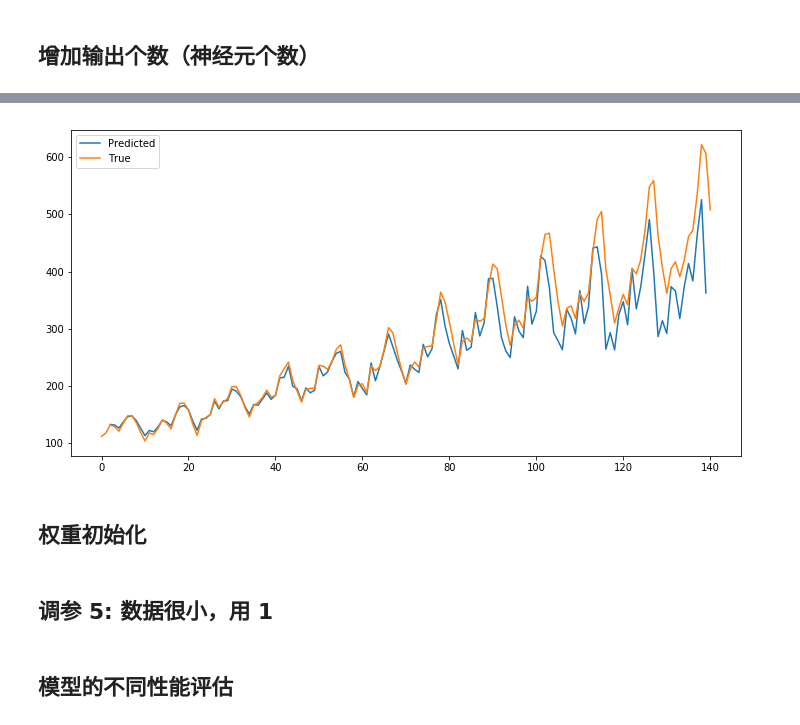
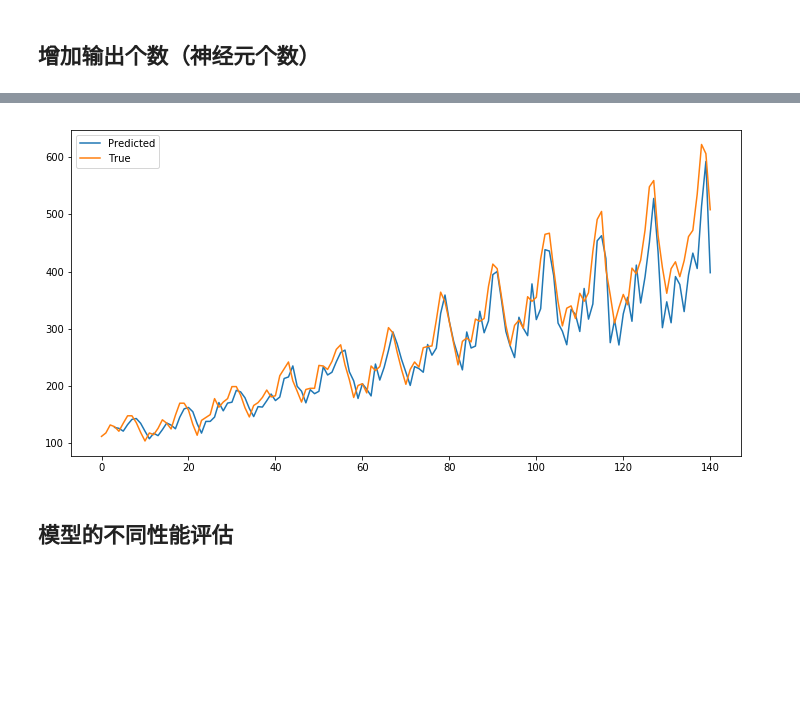
Before and after one commit to 1148030615/Tencent_Education_Deep_Learning_Course, a Jupyter notebook: Airline_passengers_prediction_Time_Series_RNN.ipynb, the cells around one changed output, grey strips where cells are left out. Drawn from its saved outputs; the diff is of its cells as text; code cells hidden in the pictures; blank space fills up the shorter version.

```diff
--- a/Airline_passengers_prediction_Time_Series_RNN.ipynb
+++ b/Airline_passengers_prediction_Time_Series_RNN.ipynb
@@ -376,7 +376,7 @@ plt.show()
 # %%
 model = load_model('weights-best-1.hdf5')
 sequence_length = 1
-auto_predict_1 = [np.array([[np.nan]])]
+auto_predict_1 = []#np.array([[np.nan]])
 for i in range(len(data)-sequence_length):
   temp = data.values[i: i + sequence_length]
   #print(temp)
@@ -384,7 +384,7 @@ for i in range(len(data)-sequence_length):
   res = model.predict(temp)
   auto_predict_1.append(res[0])
 
-auto_predict = scaler.inverse_transform(auto_predict_1)
+auto_predict_1 = scaler.inverse_transform(auto_predict_1)
 plt.figure(figsize = (12, 6))
 plt.plot(auto_predict_1)
 plt.plot(scaler.inverse_transform(data))
@@ -504,0 +505,17 @@ plt.show()
+# %%
+model = load_model('weights-best-2.hdf5')
+sequence_length = 3
+auto_predict_2 = [np.array([[np.nan]]), np.array([[np.nan]]), np.array([[np.nan]])]
+for i in range(len(data)-sequence_length):
+  temp = data.values[i: i + sequence_length]
+  #print(temp)
+  temp = np.reshape(temp, (1, sequence_length, 1))
+  res = model.predict(temp)
+  auto_predict_2.append(res[0])
+
+auto_predict_2 = scaler.inverse_transform(auto_predict_2)
+plt.figure(figsize = (12, 6))
+plt.plot(auto_predict_2)
+plt.plot(scaler.inverse_transform(data))
+plt.legend(["Predicted", "True"])
+plt.show()
@@ -505,6 +524,6 @@ plt.show()
 # %%
 sequence_length = 3
-auto_predict_2 = [np.array([[np.nan]]), np.array([[np.nan]]), np.array([[np.nan]])]
+auto_predict_2 = [np.array([[np.nan]]), np.array([[np.nan]])]
 for i in range(len(data)-sequence_length):
   temp = data.values[i: i + sequence_length]
   #print(temp)
@@ -605,7 +624,7 @@ plt.show()
 # %%
 model = load_model('weights-best-3.hdf5')
 sequence_length = 3
-auto_predict_3 = [np.array([[np.nan]]), np.array([[np.nan]]), np.array([[np.nan]])]
+auto_predict_3 = [np.array([[np.nan]]), np.array([[np.nan]])] # np.array([[np.nan]])
 for i in range(len(data)-sequence_length):
   temp = data.values[i: i + sequence_length]
   #print(temp)
@@ -691,26 +712,22 @@ plt.show()
 # %%
 model = load_model('weights-best-4.hdf5')
 sequence_length = 3
 auto_predict_4 = [np.array([[np.nan]]), np.array([[np.nan]]), np.array([[np.nan]])]
 for i in range(len(data)-sequence_length):
   temp = data.values[i: i + sequence_length]
   #print(temp)
   temp = np.reshape(temp, (1, sequence_length, 1))
   res = model.predict(temp)
   auto_predict_4.append(res[0])
 
-auto_predict = scaler.inverse_transform(auto_predict_4)
+auto_predict_4 = scaler.inverse_transform(auto_predict_4)
 plt.figure(figsize = (12, 6))
 plt.plot(auto_predict_4)
 plt.plot(scaler.inverse_transform(data))
 plt.legend(["Predicted", "True"])
 plt.show()
 # %% [output]
-[figure, old version]
+[figure, new version]
-# %% [markdown]
-## 权重初始化
-# %% [markdown]
-## 调参 5: 数据很小，用 1
 # %% [markdown]
 ## 模型的不同性能评估
 # %%
```
Also changed, not shown: parts of 48 cells of this notebook.
